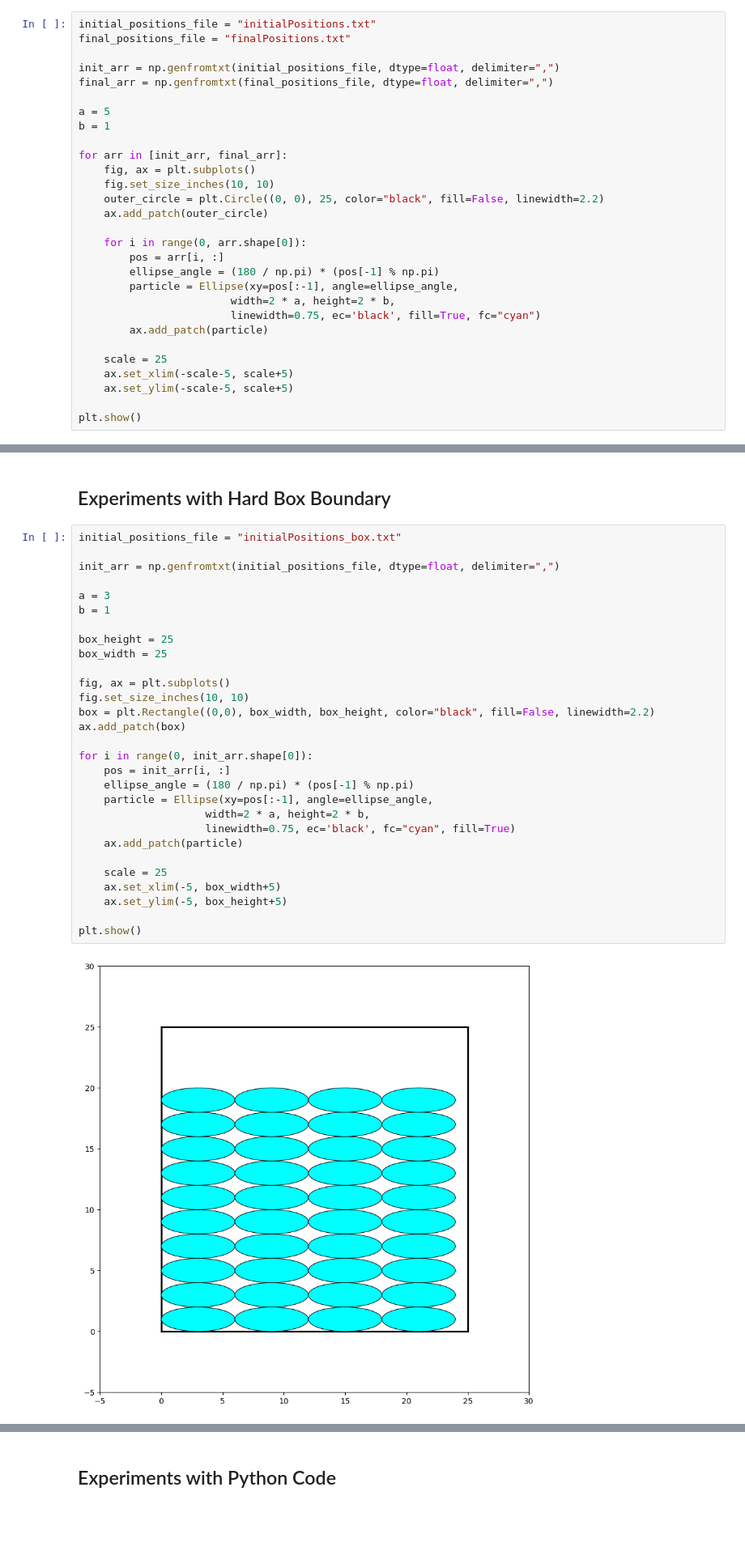
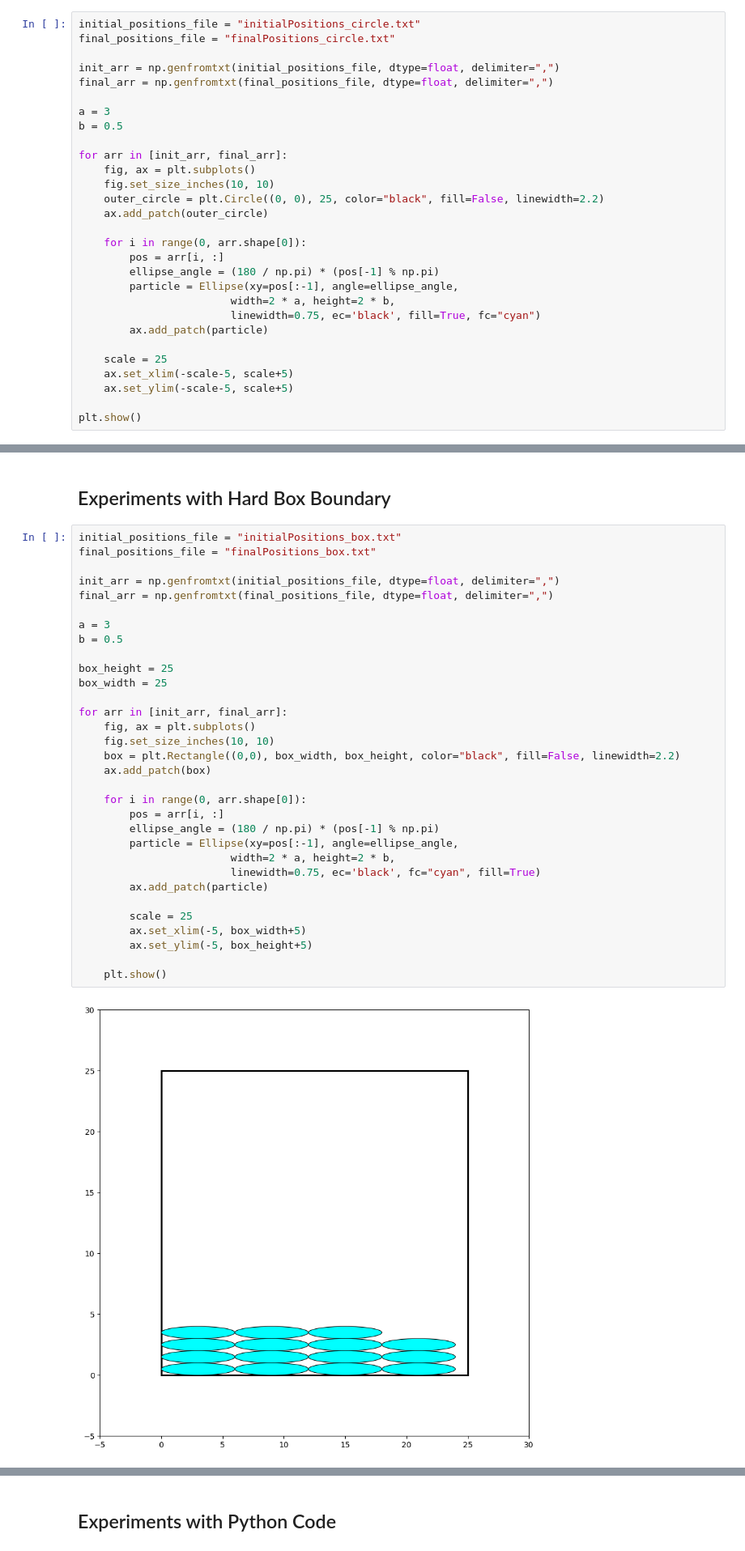
Before and after one commit to SyuW/Liquid-Crystals-Monte-Carlo, a Jupyter notebook: src/cpp/plot_initial.ipynb, the cells around one changed output, grey strips where cells are left out. Shown at 81% size. Cells and saved outputs as stored; diff of their text form; blank space fills up the shorter version.

```diff
--- a/src/cpp/plot_initial.ipynb
+++ b/src/cpp/plot_initial.ipynb
@@ -7,14 +7,14 @@ from matplotlib.patches import Ellipse, Rectangle, Circle, Wedge
 # %% [markdown]
 ## Experiments with Hard Circle Boundary
 # %%
-initial_positions_file = "initialPositions.txt"
-final_positions_file = "finalPositions.txt"
+initial_positions_file = "initialPositions_circle.txt"
+final_positions_file = "finalPositions_circle.txt"
 
 init_arr = np.genfromtxt(initial_positions_file, dtype=float, delimiter=",")
 final_arr = np.genfromtxt(final_positions_file, dtype=float, delimiter=",")
 
-a = 5
-b = 1
+a = 3
+b = 0.5
 
 for arr in [init_arr, final_arr]:
     fig, ax = plt.subplots()
@@ -42,32 +42,35 @@ plt.show()
 ## Experiments with Hard Box Boundary
 # %%
 initial_positions_file = "initialPositions_box.txt"
+final_positions_file = "finalPositions_box.txt"
 
 init_arr = np.genfromtxt(initial_positions_file, dtype=float, delimiter=",")
+final_arr = np.genfromtxt(final_positions_file, dtype=float, delimiter=",")
 
 a = 3
-b = 1
+b = 0.5
 
 box_height = 25
 box_width = 25
 
-fig, ax = plt.subplots()
-fig.set_size_inches(10, 10)
-box = plt.Rectangle((0,0), box_width, box_height, color="black", fill=False, linewidth=2.2)
-ax.add_patch(box)
+for arr in [init_arr, final_arr]:
+    fig, ax = plt.subplots()
+    fig.set_size_inches(10, 10)
+    box = plt.Rectangle((0,0), box_width, box_height, color="black", fill=False, linewidth=2.2)
+    ax.add_patch(box)
 
-for i in range(0, init_arr.shape[0]):
-    pos = init_arr[i, :]
-    ellipse_angle = (180 / np.pi) * (pos[-1] % np.pi)
-    particle = Ellipse(xy=pos[:-1], angle=ellipse_angle,
-                    width=2 * a, height=2 * b,
-                    linewidth=0.75, ec='black', fc="cyan", fill=True)
-    ax.add_patch(particle)
+    for i in range(0, arr.shape[0]):
+        pos = arr[i, :]
+        ellipse_angle = (180 / np.pi) * (pos[-1] % np.pi)
+        particle = Ellipse(xy=pos[:-1], angle=ellipse_angle,
+                        width=2 * a, height=2 * b,
+                        linewidth=0.75, ec='black', fc="cyan", fill=True)
+        ax.add_patch(particle)
 
-    scale = 25
-    ax.set_xlim(-5, box_width+5)
-    ax.set_ylim(-5, box_height+5)
+        scale = 25
+        ax.set_xlim(-5, box_width+5)
+        ax.set_ylim(-5, box_height+5)
 
-plt.show()
+    plt.show()
 # %% [output]
-[figure, old version]
+[figure, new version]
```
Also changed, not shown: parts of 2 cells of this notebook, 3 other files.
